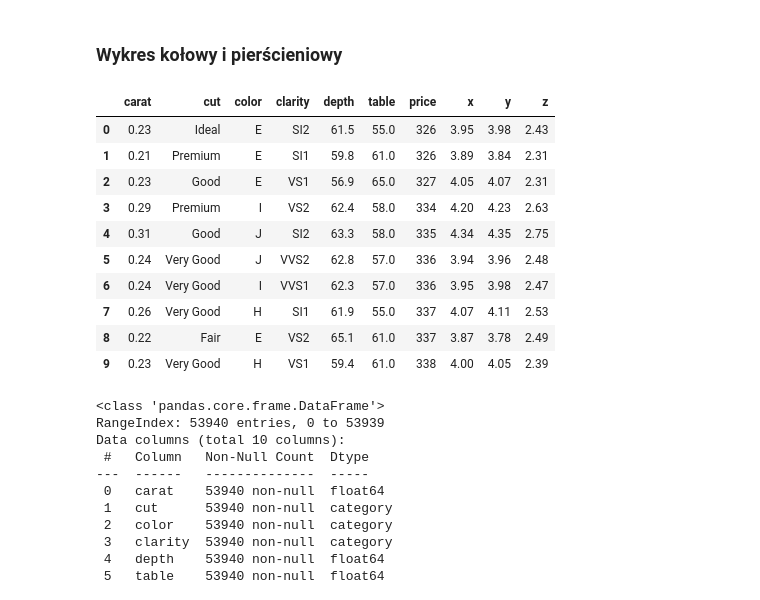
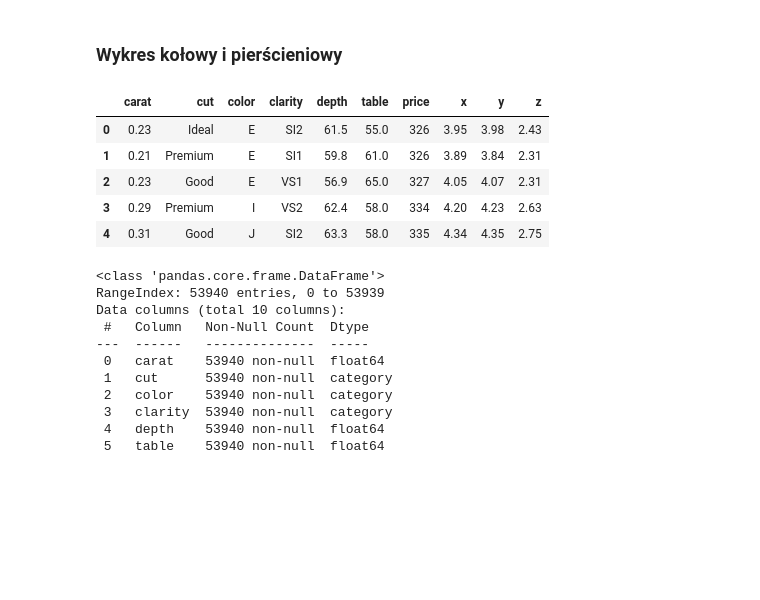
Before and after one commit to kurek0010/data-science-bootcamp, a Jupyter notebook: 03_wizualizacje_danych/06_plotly.ipynb, the cells around one changed output. Drawn from its saved outputs; the diff is of its cells as text; code cells hidden in the pictures; blank space fills up the shorter version.

```diff
--- a/03_wizualizacje_danych/06_plotly.ipynb
+++ b/03_wizualizacje_danych/06_plotly.ipynb
@@ -66,19 +66,14 @@ fig.show()
 # %%
 from seaborn import load_dataset
 df = load_dataset('diamonds')
-df.head(10)
+df.head()
 # %% [output]
 |  | carat | cut | color | clarity | depth | table | price | x | y | z |
 | 0 | 0.23 | Ideal | E | SI2 | 61.5 | 55.0 | 326 | 3.95 | 3.98 | 2.43 |
 | 1 | 0.21 | Premium | E | SI1 | 59.8 | 61.0 | 326 | 3.89 | 3.84 | 2.31 |
 | 2 | 0.23 | Good | E | VS1 | 56.9 | 65.0 | 327 | 4.05 | 4.07 | 2.31 |
 | 3 | 0.29 | Premium | I | VS2 | 62.4 | 58.0 | 334 | 4.20 | 4.23 | 2.63 |
 | 4 | 0.31 | Good | J | SI2 | 63.3 | 58.0 | 335 | 4.34 | 4.35 | 2.75 |
-| 5 | 0.24 | Very Good | J | VVS2 | 62.8 | 57.0 | 336 | 3.94 | 3.96 | 2.48 |
-| 6 | 0.24 | Very Good | I | VVS1 | 62.3 | 57.0 | 336 | 3.95 | 3.98 | 2.47 |
-| 7 | 0.26 | Very Good | H | SI1 | 61.9 | 55.0 | 337 | 4.07 | 4.11 | 2.53 |
-| 8 | 0.22 | Fair | E | VS2 | 65.1 | 61.0 | 337 | 3.87 | 3.78 | 2.49 |
-| 9 | 0.23 | Very Good | H | VS1 | 59.4 | 61.0 | 338 | 4.00 | 4.05 | 2.39 |
 # %%
 df.info()
 # %% [output]
```
Also changed, not shown: parts of 5 cells of this notebook.
